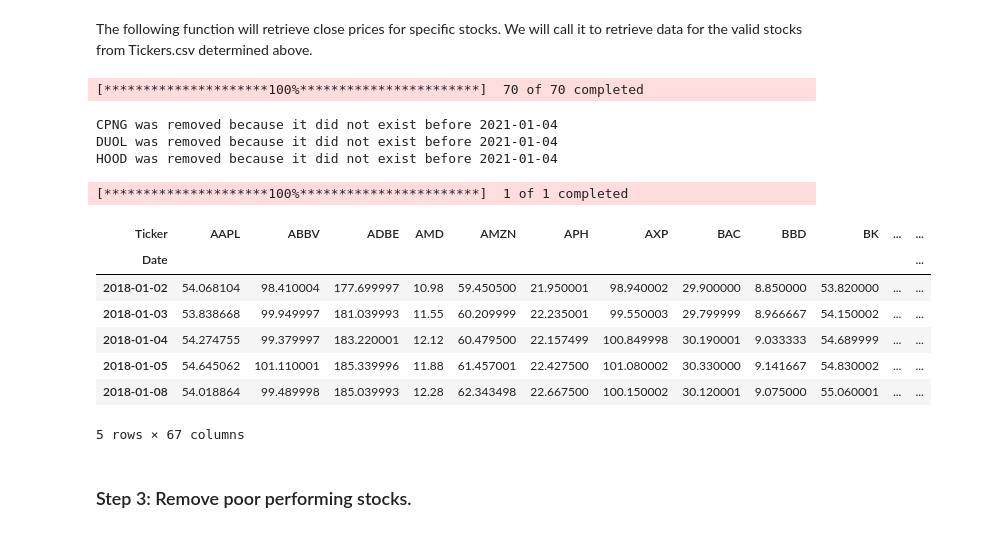
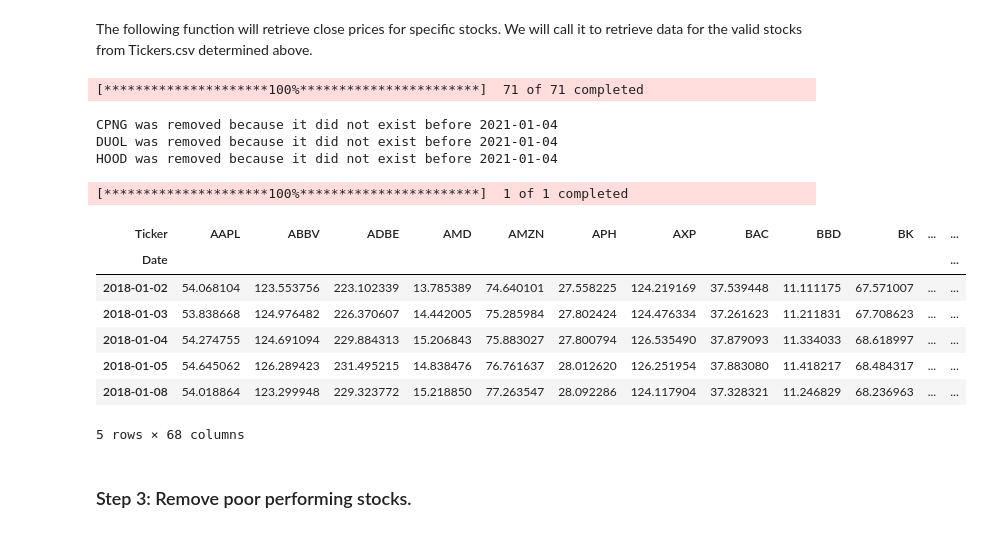
Before and after one commit to JasonLi14/Portfolio-Analyzer, a Jupyter notebook: Portfolio_Analyst.ipynb, the cells around one changed output. Cells and saved outputs as stored; diff of their text form; code cells hidden in the pictures.

```diff
--- a/Portfolio_Analyst.ipynb
+++ b/Portfolio_Analyst.ipynb
@@ -197,41 +196,40 @@ def get_close_prices(start, end, tickers, cutoff):
     aligned_cadusd = cadusd.reindex(multi_data.index, method='ffill')
     aligned_cadusd_close = aligned_cadusd['Close'].reindex(multi_data.index)
 
     # Convert all stock prices to CAD
     for ticker in appended_tickers:
         stock = yf.Ticker(ticker)
         info = stock.fast_info
 
         # Check the currency of the stock
         currency = info['currency']
         if currency == 'USD':  # If the stock is in USD, convert it to CAD
             combined = pd.concat([multi_data[ticker], aligned_cadusd_close], axis=1).dropna()
             # convert USD to CAD
             multi_data[ticker] = combined.iloc[:, 0] * combined.iloc[:, 1]
             #multi_data[ticker] = multi_data[ticker] * aligned_cadusd['Close']
-            break
 
     return multi_data
 
 # Example usage
 close_prices = get_close_prices(start, end, valid_tickers, cutoff)
 valid_tickers = close_prices.columns
 
 display(close_prices.head())
 # %% [output]
-[*********************100%***********************]  70 of 70 completed
+[*********************100%***********************]  71 of 71 completed
 CPNG was removed because it did not exist before 2021-01-04
 DUOL was removed because it did not exist before 2021-01-04
 HOOD was removed because it did not exist before 2021-01-04
 [*********************100%***********************]  1 of 1 completed
 | Ticker | AAPL | ABBV | ADBE | AMD | AMZN | APH | AXP | BAC | BBD | BK | ... | ... |
 | Date |  |  |  |  |  |  |  |  |  |  |  | ... |
-| 2018-01-02 | 54.068104 | 98.410004 | 177.699997 | 10.98 | 59.450500 | 21.950001 | 98.940002 | 29.900000 | 8.850000 | 53.820000 | ... | ... |
-| 2018-01-03 | 53.838668 | 99.949997 | 181.039993 | 11.55 | 60.209999 | 22.235001 | 99.550003 | 29.799999 | 8.966667 | 54.150002 | ... | ... |
-| 2018-01-04 | 54.274755 | 99.379997 | 183.220001 | 12.12 | 60.479500 | 22.157499 | 100.849998 | 30.190001 | 9.033333 | 54.689999 | ... | ... |
-| 2018-01-05 | 54.645062 | 101.110001 | 185.339996 | 11.88 | 61.457001 | 22.427500 | 101.080002 | 30.330000 | 9.141667 | 54.830002 | ... | ... |
-| 2018-01-08 | 54.018864 | 99.489998 | 185.039993 | 12.28 | 62.343498 | 22.667500 | 100.150002 | 30.120001 | 9.075000 | 55.060001 | ... | ... |
+| 2018-01-02 | 54.068104 | 123.553756 | 223.102339 | 13.785389 | 74.640101 | 27.558225 | 124.219169 | 37.539448 | 11.111175 | 67.571007 | ... | ... |
+| 2018-01-03 | 53.838668 | 124.976482 | 226.370607 | 14.442005 | 75.285984 | 27.802424 | 124.476334 | 37.261623 | 11.211831 | 67.708623 | ... | ... |
+| 2018-01-04 | 54.274755 | 124.691094 | 229.884313 | 15.206843 | 75.883027 | 27.800794 | 126.535490 | 37.879093 | 11.334033 | 68.618997 | ... | ... |
+| 2018-01-05 | 54.645062 | 126.289423 | 231.495215 | 14.838476 | 76.761637 | 28.012620 | 126.251954 | 37.883080 | 11.418217 | 68.484317 | ... | ... |
+| 2018-01-08 | 54.018864 | 123.299948 | 229.323772 | 15.218850 | 77.263547 | 28.092286 | 124.117904 | 37.328321 | 11.246829 | 68.236963 | ... | ... |
-5 rows × 67 columns
+5 rows × 68 columns
 # %% [markdown]
 ### Step 3: Remove poor performing stocks.
 # %% [markdown]
```
Also changed, not shown: parts of 17 cells of this notebook, 1 other file.
